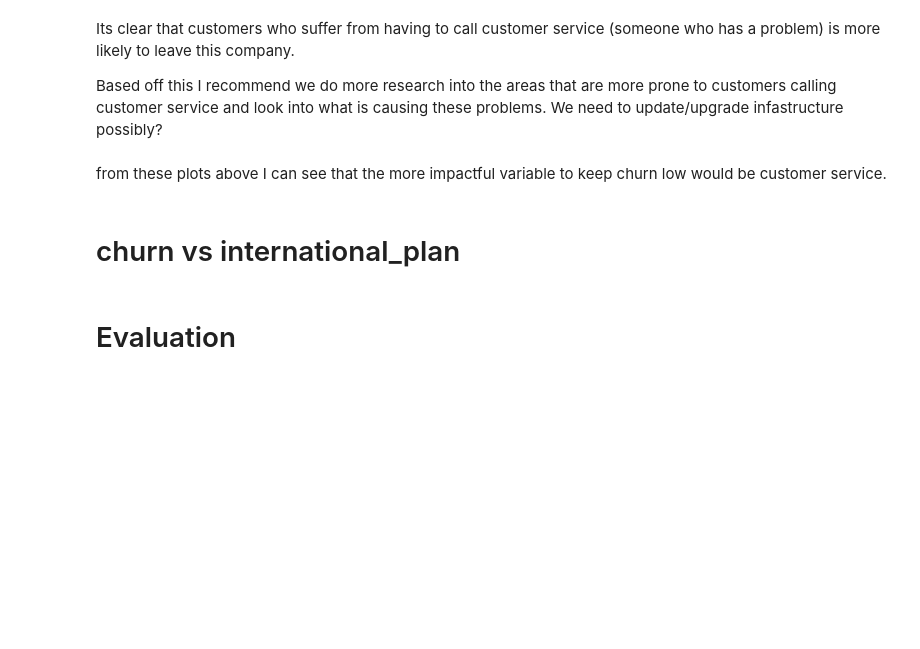
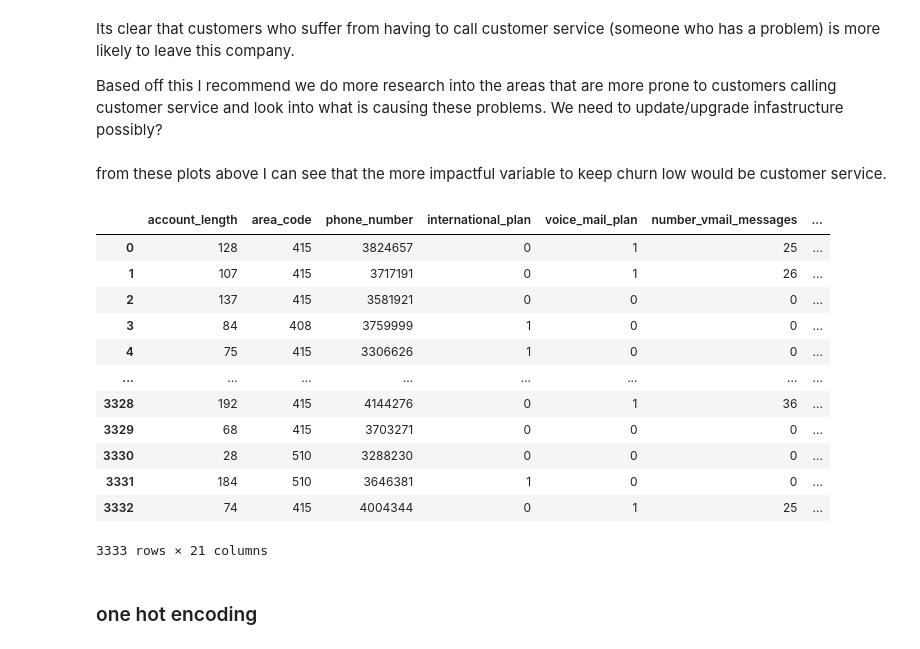
Before and after one commit to MichalOst3389/nhl_team_analysis, a Jupyter notebook: student.ipynb, the cells around one changed output. Saved outputs shown, nothing was run; the diff lists cells and outputs as text; code cells hidden in the pictures; blank space fills up the shorter version.

```diff
--- a/student.ipynb
+++ b/student.ipynb
@@ -212,7 +301,21 @@ Its clear that customers who suffer from having to call customer service (someon
 Based off this I recommend we do more research into the areas that are more prone to customers calling customer service and look into what is causing these problems.  We need to update/upgrade infastructure possibly?
 # %% [markdown]
 from these plots above I can see that the more impactful variable to keep churn low would be customer service.
-# %% [markdown]
-# churn vs international_plan
-# %% [markdown]
-# Evaluation
+# %%
+Telecomdf
+# %% [output]
+|  | account_length | area_code | phone_number | international_plan | voice_mail_plan | number_vmail_messages | ... |
+| 0 | 128 | 415 | 3824657 | 0 | 1 | 25 | ... |
+| 1 | 107 | 415 | 3717191 | 0 | 1 | 26 | ... |
+| 2 | 137 | 415 | 3581921 | 0 | 0 | 0 | ... |
+| 3 | 84 | 408 | 3759999 | 1 | 0 | 0 | ... |
+| 4 | 75 | 415 | 3306626 | 1 | 0 | 0 | ... |
+| ... | ... | ... | ... | ... | ... | ... | ... |
+| 3328 | 192 | 415 | 4144276 | 0 | 1 | 36 | ... |
+| 3329 | 68 | 415 | 3703271 | 0 | 0 | 0 | ... |
+| 3330 | 28 | 510 | 3288230 | 0 | 0 | 0 | ... |
+| 3331 | 184 | 510 | 3646381 | 1 | 0 | 0 | ... |
+| 3332 | 74 | 415 | 4004344 | 0 | 1 | 25 | ... |
+3333 rows × 21 columns
+# %% [markdown]
+### one hot encoding
```
Also changed, not shown: parts of 13 cells of this notebook.
